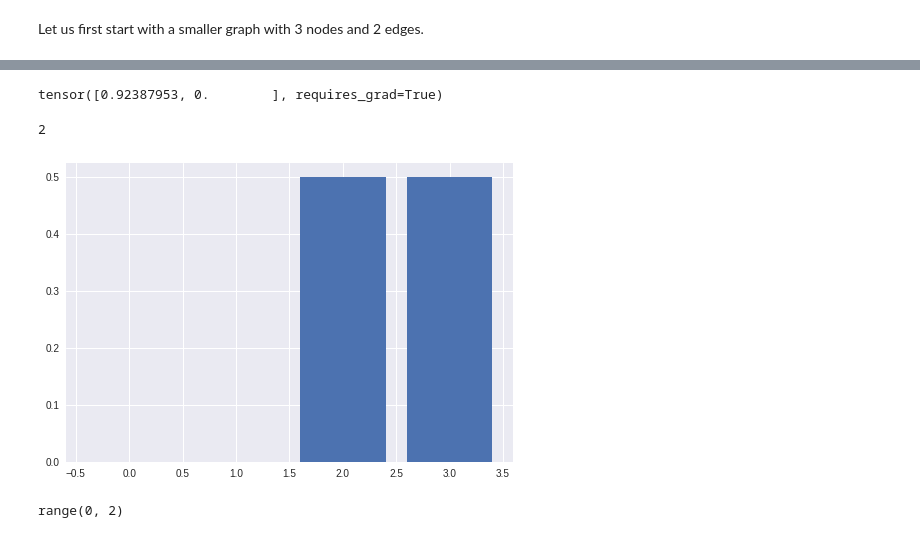
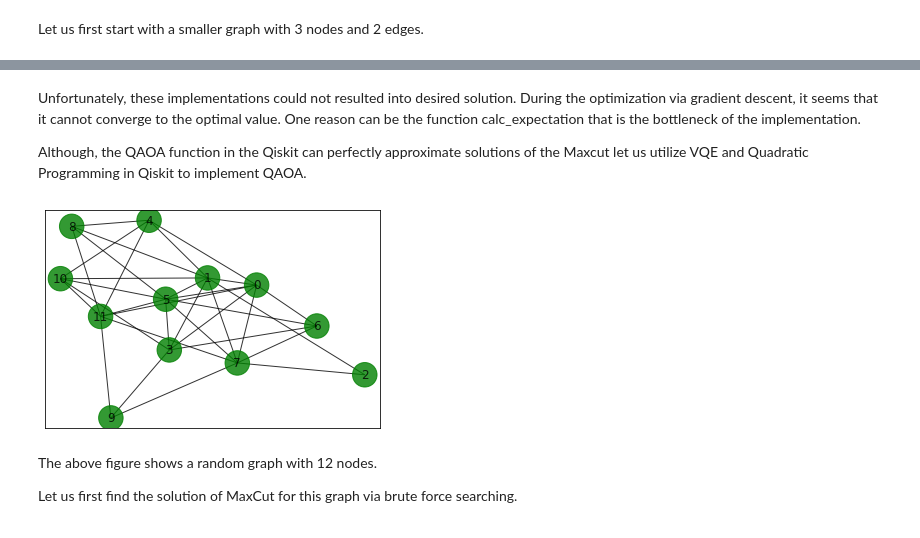
Before and after one commit to nargesalavi/QAOA-for-MAXCUT, a Jupyter notebook: QAOA_for_MaxCut.ipynb, the cells around one changed output, grey strips where cells are left out. Drawn from its saved outputs; the diff is of its cells as text; code cells hidden in the pictures.

```diff
--- a/QAOA_for_MaxCut.ipynb
+++ b/QAOA_for_MaxCut.ipynb
@@ -122,7 +140,7 @@ def psi_state(params):
 backend = Aer.get_backend('qasm_simulator')
 
 def calc_expectation(op, psi):
-  q_instance = QuantumInstance(backend, shots=1024)
+  q_instance = QuantumInstance(backend, shots=100)
 
   # define the state to sample
   measurable_expression = StateFn(op, is_measurement=True).compose(psi)
@@ -452,24 +300,4 @@ tensor(0., requires_grad=True)
-# %%
-circuit(angle, False)
-# %% [output]
-tensor([0.92387953, 0.        ], requires_grad=True)
-# %%
-@qml.qnode(dev)
-def probability_circuit(angle):
-    qml.RX(angle, wires=0)
-    qml.Hadamard(wires=1)
-    qml.CNOT(wires=[0, 1])
-    return qml.probs(wires=wires)
-
-print(len(wires))
-probs = probability_circuit(angle)
-plt.style.use("seaborn")
-plt.bar(range(2 ** len(wires)), probs)
-plt.show()
-# %% [output]
-2
-[figure, removed]
-# %%
-wires
-# %% [output]
-range(0, 2)
+# %% [markdown]
+Unfortunately, these implementations could not resulted into desired solution. During the optimization via gradient descent, it seems that it cannot converge to the optimal value. One reason can be the function calc_expectation that is the bottleneck of the implementation.
+
+Although, the QAOA function in the Qiskit can perfectly approximate solutions of the Maxcut let us utilize VQE and Quadratic Programming in Qiskit to implement QAOA.
@@ -475,0 +309,32 @@ range(0, 2)
+# %%
+v=12 # Number of nodes in graph
+G=nx.Graph()
+G.add_nodes_from(np.arange(0,v,1))
+edges = []
+#elist=[(1,0,1.0),(1,2,1.0),(1,3,1.0),(1,4,1.0),(1,5,1.0),(1,6,1.0),(1,7,1.0),(1,8,1.0),(1,9,1.0),(1,10,1.0),(1,11,1.0)]
+# tuple is (i,j,weight) where (i,j) is the edge
+for i in range (0,v):
+    for j in range(i,v):
+        if np.random.random() < 0.5:
+            continue
+        else:
+            edges.append((i,j,1.0))
+
+G.add_weighted_edges_from(edges)
+
+colors = ['g' for node in G.nodes()]
+pos = nx.spring_layout(G)
+
+def draw_graph(G, colors, pos):
+    default_axes = plt.axes(frameon=True)
+    nx.draw_networkx(G, node_color=colors, node_size=600, alpha=.8, ax=default_axes, pos=pos)
+    edge_labels = nx.get_edge_attributes(G,'color')
+    nx.draw_networkx_edge_labels(G, pos=pos, edge_labels=edge_labels)
+
+draw_graph(G, colors, pos)
+# %% [output]
+[figure, added]
+# %% [markdown]
+The above figure shows a random graph with 12 nodes.
+
+Let us first find the solution of MaxCut for this graph via brute force searching.
```
Also changed, not shown: parts of 35 cells of this notebook.
